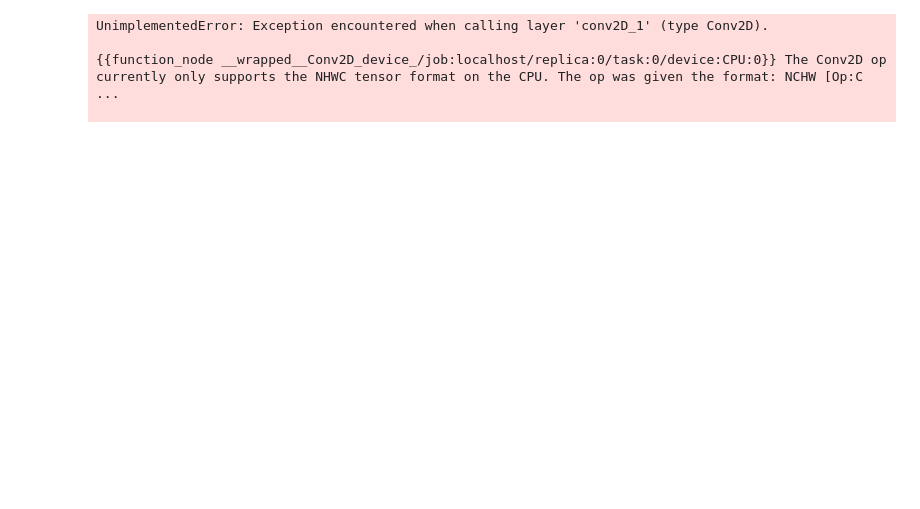
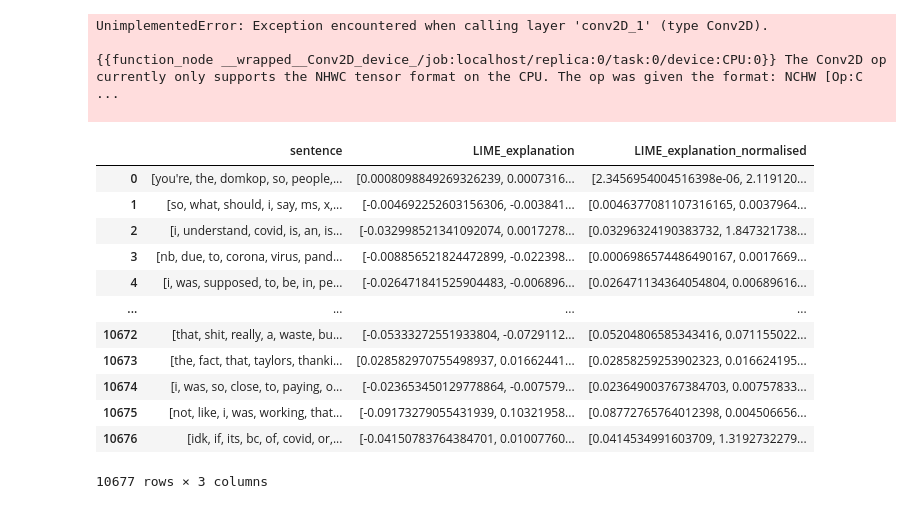
Before and after one commit to shashgpt/covid_19_twitter_SIGIR2024, a Jupyter notebook: analysis.ipynb, the cells around one changed output. Drawn from its saved outputs; the diff is of its cells as text; code cells hidden in the pictures; blank space fills up the shorter version.

```diff
--- a/analysis.ipynb
+++ b/analysis.ipynb
@@ -1780,3 +1780,25 @@ UnimplementedError: Exception encountered when calling layer 'conv2D_1' (type Co
 
 {{function_node __wrapped__Conv2D_device_/job:localhost/replica:0/task:0/device:CPU:0}} The Conv2D op currently only supports the NHWC tensor format on the CPU. The op was given the format: NCHW [Op:C ...
 
+# %%
+import pickle
+import pandas as pd
+
+with open("flat_classifiers/assets/lime_explanations/transformer_1e-6LearningRate_200Epochs_0.5Dropout_2Heads_LimeExpFixed.pickle", "rb") as handle:
+    exps = pickle.load(handle)
+    exps = pd.DataFrame(exps)
+exps
+# %% [output]
+|  | sentence | LIME_explanation | LIME_explanation_normalised |
+| 0 | [you're, the, domkop, so, people,... | [0.0008098849269326239, 0.0007316... | [2.3456954004516398e-06, 2.119120... |
+| 1 | [so, what, should, i, say, ms, x,... | [-0.004692252603156306, -0.003841... | [0.0046377081107316165, 0.0037964... |
+| 2 | [i, understand, covid, is, an, is... | [-0.032998521341092074, 0.0017278... | [0.03296324190383732, 1.847321738... |
+| 3 | [nb, due, to, corona, virus, pand... | [-0.008856521824472899, -0.022398... | [0.0006986574486490167, 0.0017669... |
+| 4 | [i, was, supposed, to, be, in, pe... | [-0.026471841525904483, -0.006896... | [0.026471134364054804, 0.00689616... |
+| ... | ... | ... | ... |
+| 10672 | [that, shit, really, a, waste, bu... | [-0.05333272551933804, -0.0729112... | [0.05204806585343416, 0.071155022... |
+| 10673 | [the, fact, that, taylors, thanki... | [0.028582970755498937, 0.01662441... | [0.02858259253902323, 0.016624195... |
+| 10674 | [i, was, so, close, to, paying, o... | [-0.023653450129778864, -0.007579... | [0.023649003767384703, 0.00757833... |
+| 10675 | [not, like, i, was, working, that... | [-0.09173279055431939, 0.10321958... | [0.08772765764012398, 0.004506656... |
+| 10676 | [idk, if, its, bc, of, covid, or,... | [-0.04150783764384701, 0.01007760... | [0.0414534991603709, 1.3192732279... |
+10677 rows × 3 columns
```
Also changed, not shown: parts of 12 cells of this notebook, 13 other files.
